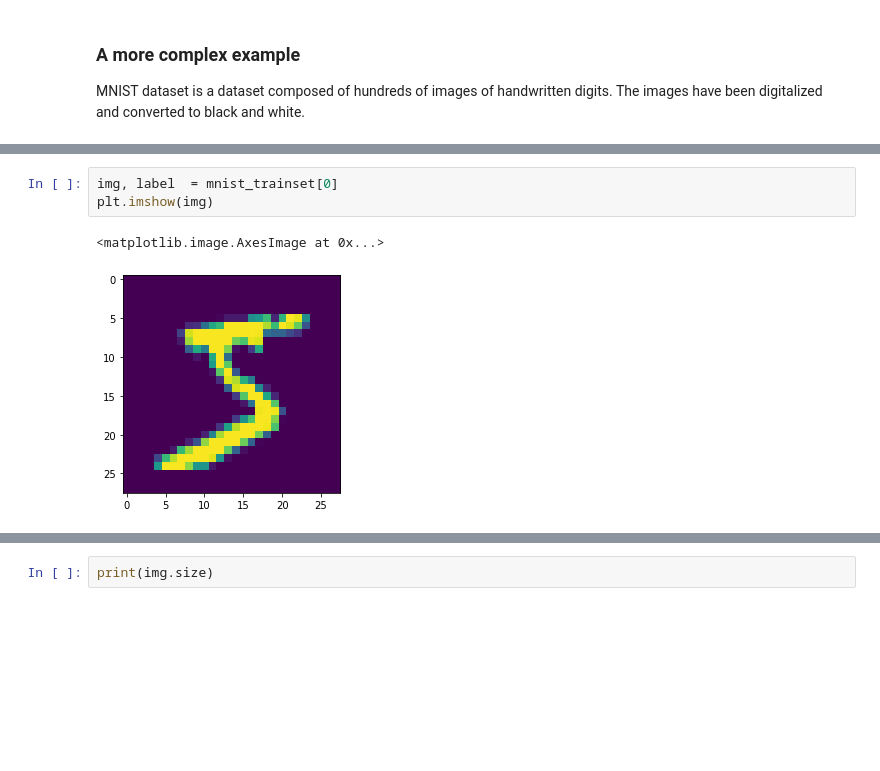
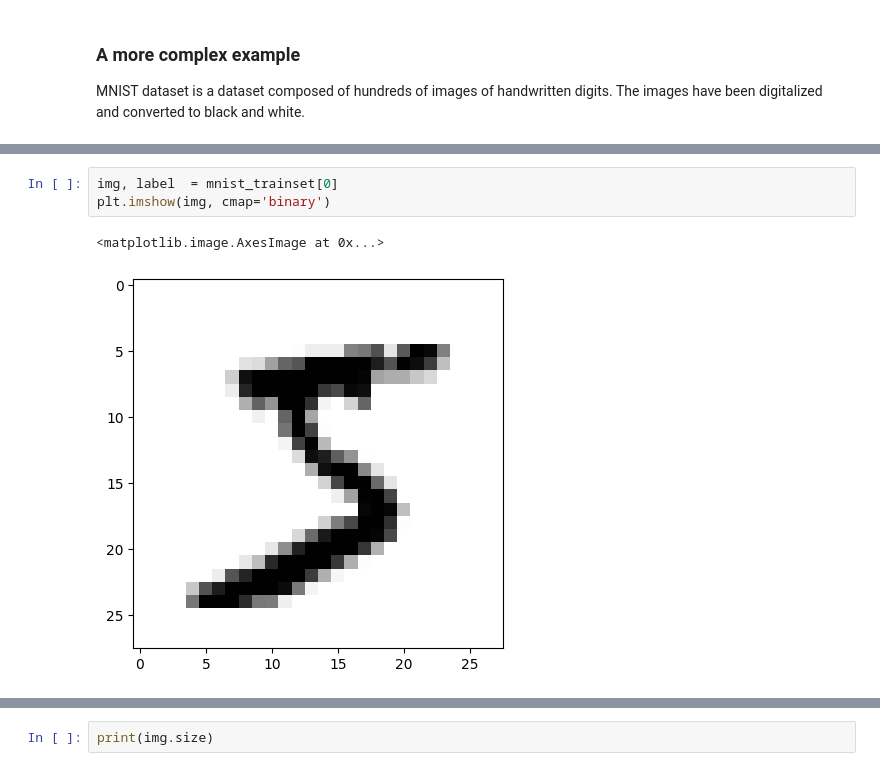
Before and after one commit to dguari1/Data_Science_Biomechanics, a Jupyter notebook: 20b - Artificial Neural Networks.ipynb, the cells around one changed output, grey strips where cells are left out. Cells and saved outputs as stored; diff of their text form; blank space fills up the shorter version.

```diff
--- a/20b - Artificial Neural Networks.ipynb
+++ b/20b - Artificial Neural Networks.ipynb
@@ -216,9 +271,9 @@ mnist_testset = datasets.MNIST(root='./data', train=False, download=True, transf
 # %%
 img, label  = mnist_trainset[0]
-plt.imshow(img)
+plt.imshow(img, cmap='binary')
 # %% [output]
 <matplotlib.image.AxesImage at 0x...>
-[figure, old version]
+[figure, new version]
 # %%
 print(label)
 # %% [output]
```
Also changed, not shown: parts of 14 cells of this notebook, 6 other files.
